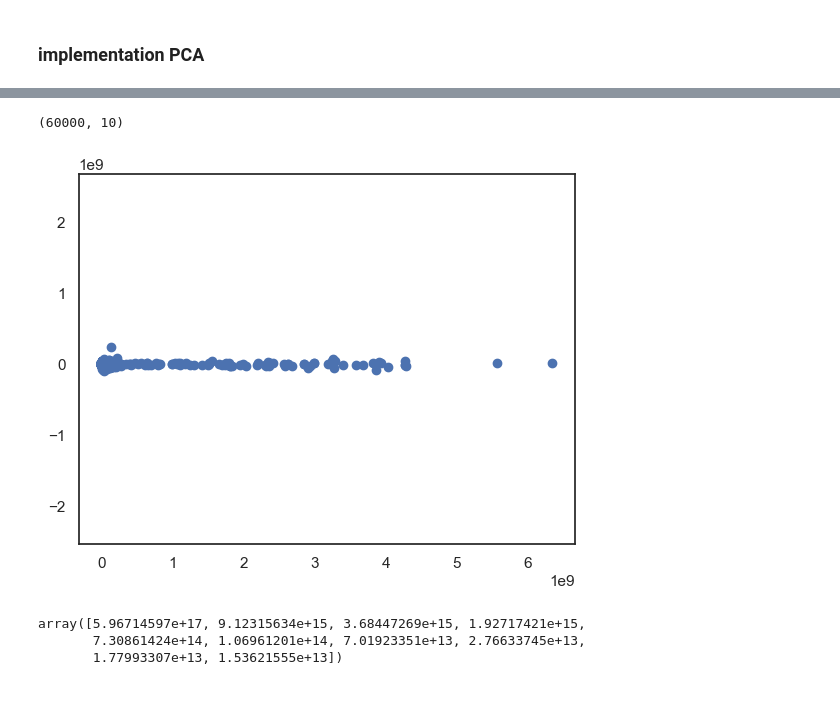
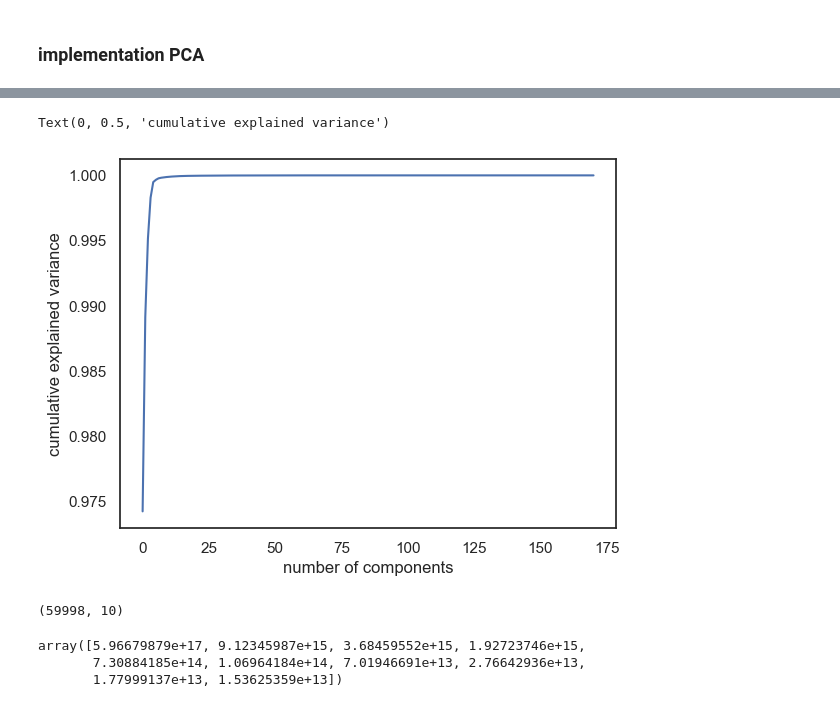
Before and after one commit to SertacBattal/DataPrep, a Jupyter notebook: SertacBattal_DPrepHDip_CA1.ipynb, the cells around one changed output, grey strips where cells are left out. Drawn from its saved outputs; the diff is of its cells as text; code cells hidden in the pictures.

```diff
--- a/SertacBattal_DPrepHDip_CA1.ipynb
+++ b/SertacBattal_DPrepHDip_CA1.ipynb
@@ -170,23 +170,23 @@ mask = np.triu(np.ones_like(matrix, dtype=bool))
 # %%
 # sns.heatmap(matrix, annot=True, vmax=1, vmin=-1, cmap='vlag', mask=mask)
 # %%
-sns.set_theme(style="white")
+# sns.set_theme(style="white")
 
 # Generate a large random dataset
-d = pd.DataFrame(data=new_dataset,columns=("aa_000","ab_000","ac_000","ad_000","ae_000","af_000","ag_000","ag_001","ag_002","ag_003"))
+# d = pd.DataFrame(data=new_dataset,columns=("aa_000","ab_000","ac_000","ad_000","ae_000","af_000","ag_000","ag_001","ag_002","ag_003"))
 
 # Compute the correlation matrix
 #corr = d.corrwith(new_dataset["class"])
-corr = d.corr()
+# corr = d.corr()
 
 # Generate a mask for the upper triangle
-mask = np.triu(np.ones_like(corr, dtype=bool))
+# mask = np.triu(np.ones_like(corr, dtype=bool))
 
 ## Set up the matplotlib figure
 # f, ax = plt.subplots(figsize=(11, 9))
 
 # Generate a custom diverging colormap
-cmap = sns.diverging_palette(230, 20, as_cmap=True)
+# cmap = sns.diverging_palette(230, 20, as_cmap=True)
 
 # Draw the heatmap with the mask and correct aspect ratio
-sns.heatmap(corr, mask=mask, cmap=cmap, vmax=1, vmin=-1, center=0, square=True, linewidths=.5, cbar_kws={"shrink": 1})
+# sns.heatmap(corr, mask=mask, cmap=cmap, vmax=1, vmin=-1, center=0, square=True, linewidths=.5, cbar_kws={"shrink": 1})
@@ -224,3 +221,6 @@ sns.heatmap(d.corr().round(2), annot=True, vmin=-1, vmax=1, center=0, cmap='vlag
 # %% [output]
 <Axes: >
 [figure]
+# %%
+new_dataset['class'].replace('neg', 0, inplace = True)
+new_dataset['class'].replace('pos', 1,  inplace = True)
@@ -276,15 +247,11 @@ projected = pca.fit_transform(new_dataset2)
-# %%
-projected.shape
-# %% [output]
-(60000, 10)
-# %%
-plt.scatter(projected[ : ,1],projected[ : ,9]);
-plt.axis("equal");
-# %% [output]
-[figure, removed]
-# %%
-pca.explained_variance_
-# %% [output]
-array([5.96714597e+17, 9.12315634e+15, 3.68447269e+15, 1.92717421e+15,
-       7.30861424e+14, 1.06961201e+14, 7.01923351e+13, 2.76633745e+13,
-       1.77993307e+13, 1.53621555e+13])
+# %%
+new_dataset_no_label = new_dataset.drop(new_dataset["class"])
+pca = PCA().fit(new_dataset_no_label)
+
+plt.plot(np.cumsum(pca.explained_variance_ratio_))
+
+plt.xlabel("number of components")
+plt.ylabel("cumulative explained variance")
+# %% [output]
+Text(0, 0.5, 'cumulative explained variance')
+[figure, added]
@@ -290,0 +261,10 @@ array([5.96714597e+17, 9.12315634e+15, 3.68447269e+15, 1.92717421e+15,
+# %%
+projected.shape
+# %% [output]
+(59998, 10)
+# %%
+pca.explained_variance_
+# %% [output]
+array([5.96679879e+17, 9.12345987e+15, 3.68459552e+15, 1.92723746e+15,
+       7.30884185e+14, 1.06964184e+14, 7.01946691e+13, 2.76642936e+13,
+       1.77999137e+13, 1.53625359e+13])
```
Also changed, not shown: parts of 34 cells of this notebook.
